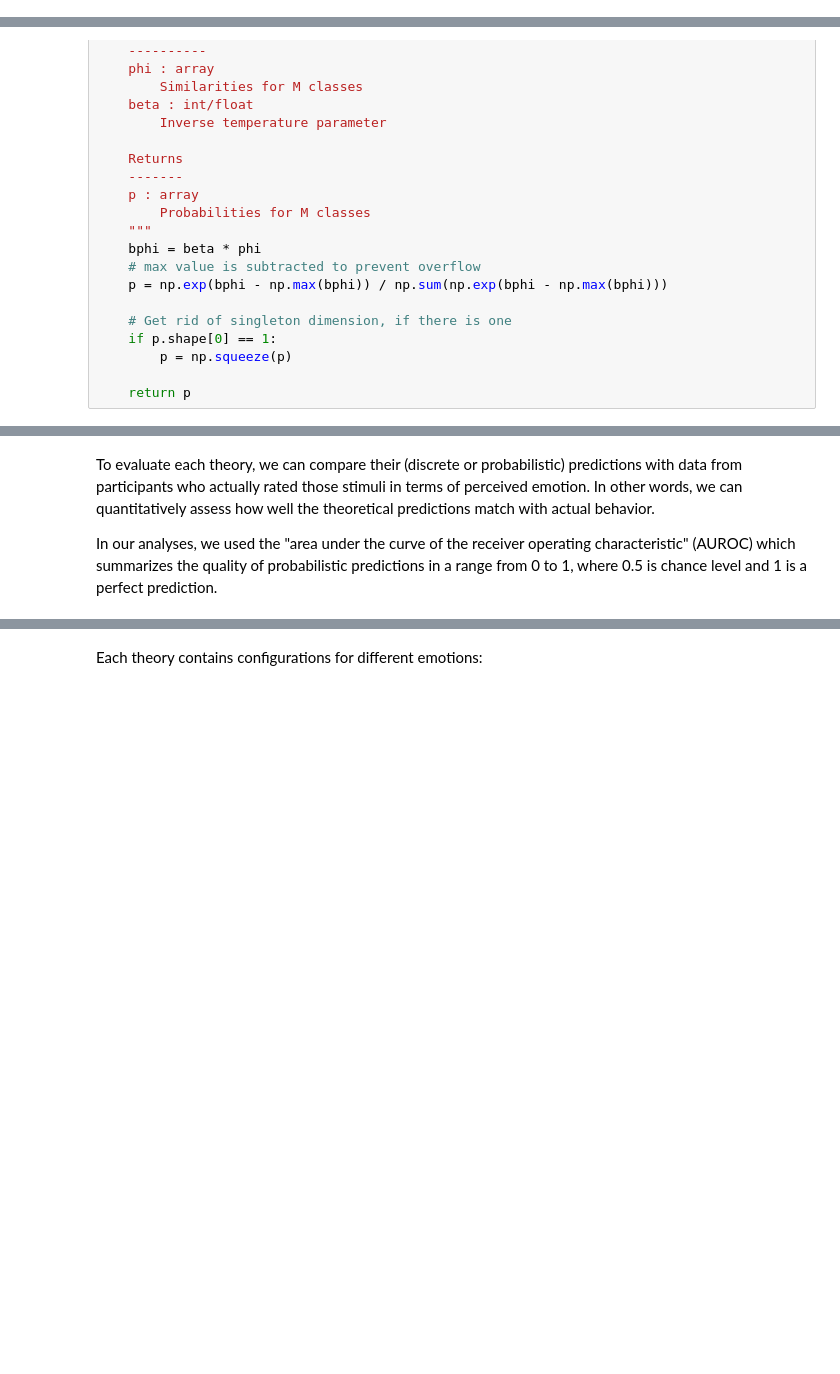
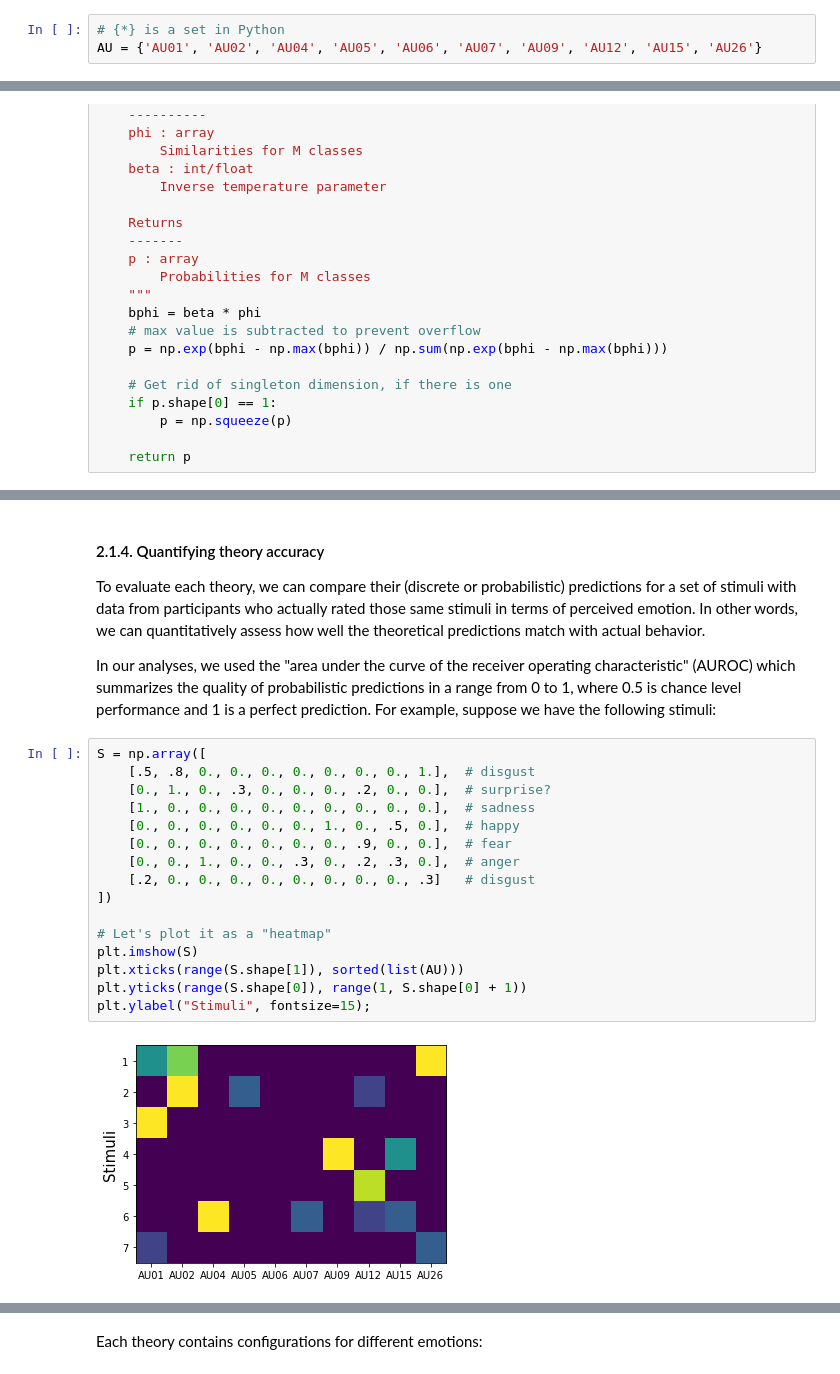
Before and after one commit to lukassnoek/hypothesis-kernel-analysis, a Jupyter notebook: notebooks/theory_kernel_analysis.ipynb, the cells around one changed output, grey strips where cells are left out. Saved outputs shown, nothing was run; the diff lists cells and outputs as text; blank space fills up the shorter version.

```diff
--- a/notebooks/theory_kernel_analysis.ipynb
+++ b/notebooks/theory_kernel_analysis.ipynb
@@ -45,0 +42,3 @@ Let's also implemented this in code as a 10D row vector:
+# %%
+# {*} is a set in Python
+AU = {'AU01', 'AU02', 'AU04', 'AU05', 'AU06', 'AU07', 'AU09', 'AU12', 'AU15', 'AU26'}
@@ -188,4 +237,23 @@ As a side note: instead of the softmax function, you could also use a simple lin
 # %% [markdown]
-To evaluate each theory, we can compare their (discrete or probabilistic) predictions with data from participants who actually rated those stimuli in terms of perceived emotion. In other words, we can quantitatively assess how well the theoretical predictions match with actual behavior.
+#### 2.1.4. Quantifying theory accuracy
+To evaluate each theory, we can compare their (discrete or probabilistic) predictions for a set of stimuli with data from participants who actually rated those same stimuli in terms of perceived emotion. In other words, we can quantitatively assess how well the theoretical predictions match with actual behavior.
 
-In our analyses, we used the "area under the curve of the receiver operating characteristic" (AUROC) which summarizes the quality of probabilistic predictions in a range from 0 to 1, where 0.5 is chance level and 1 is a perfect prediction.
+In our analyses, we used the "area under the curve of the receiver operating characteristic" (AUROC) which summarizes the quality of probabilistic predictions in a range from 0 to 1, where 0.5 is chance level performance and 1 is a perfect prediction. For example, suppose we have the following stimuli:
+# %%
+S = np.array([
+    [.5, .8, 0., 0., 0., 0., 0., 0., 0., 1.],  # disgust
+    [0., 1., 0., .3, 0., 0., 0., .2, 0., 0.],  # surprise?
+    [1., 0., 0., 0., 0., 0., 0., 0., 0., 0.],  # sadness
+    [0., 0., 0., 0., 0., 0., 1., 0., .5, 0.],  # happy
+    [0., 0., 0., 0., 0., 0., 0., .9, 0., 0.],  # fear
+    [0., 0., 1., 0., 0., .3, 0., .2, .3, 0.],  # anger
+    [.2, 0., 0., 0., 0., 0., 0., 0., 0., .3]   # disgust
+])
+
+# Let's plot it as a "heatmap"
+plt.imshow(S)
+plt.xticks(range(S.shape[1]), sorted(list(AU)))
+plt.yticks(range(S.shape[0]), range(1, S.shape[0] + 1))
+plt.ylabel("Stimuli", fontsize=15);
+# %% [output]
+[figure, added]
```
Also changed, not shown: parts of 48 cells of this notebook, 1 other file.
